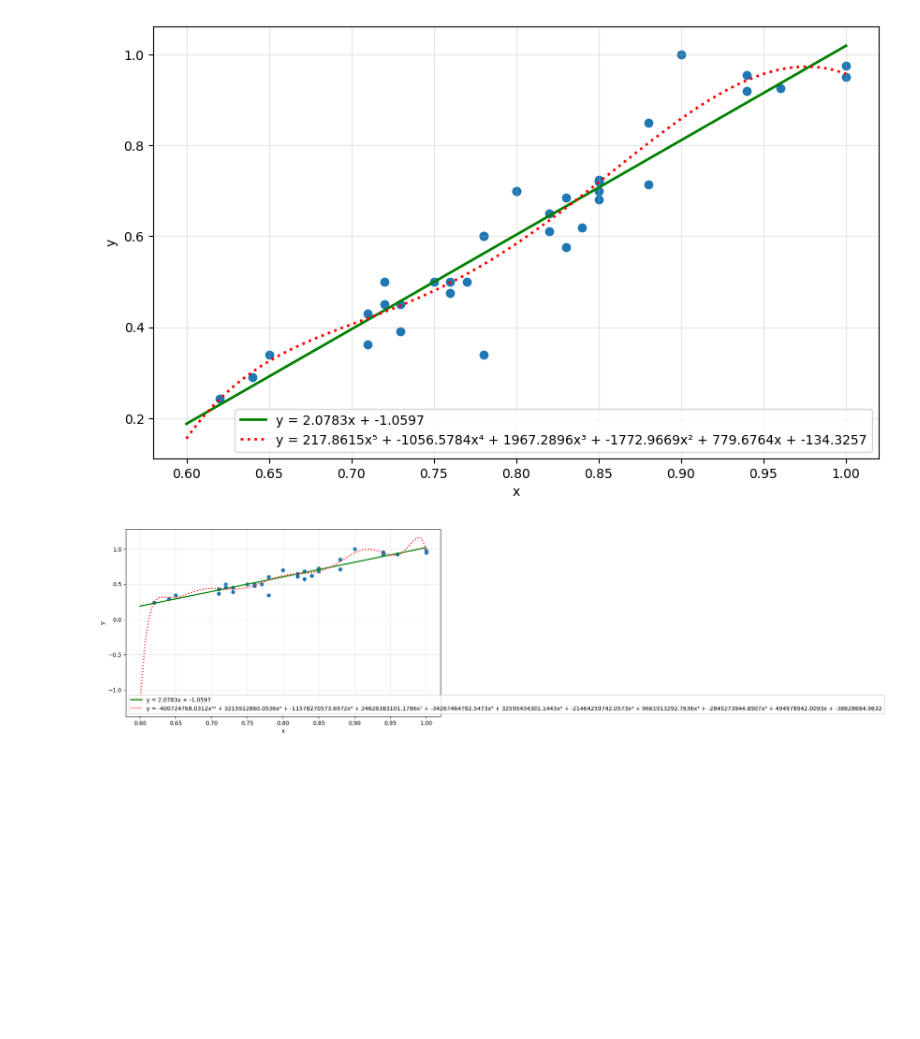
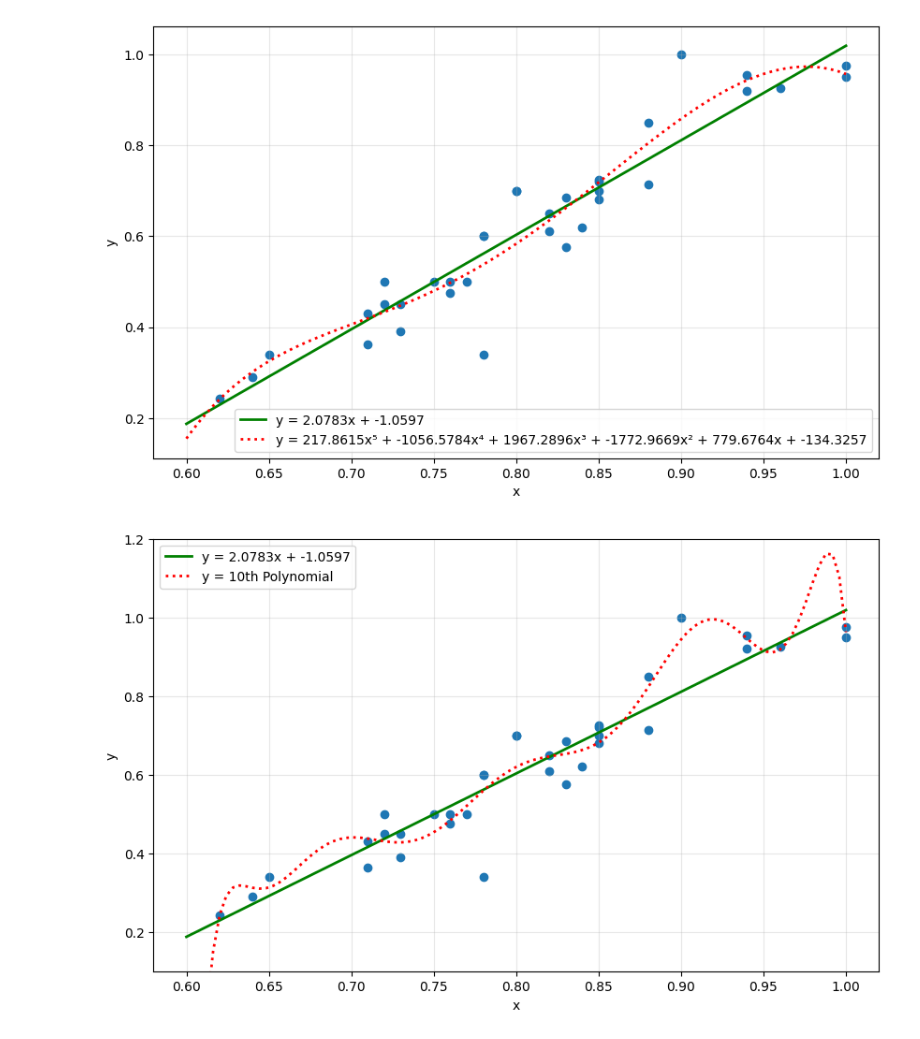
Before and after one commit to aaronsleepy/hg-mldl2, a Jupyter notebook: 001-regression-basic/001-02.ipynb, the cells around one changed output. Drawn from its saved outputs; the diff is of its cells as text; code cells hidden in the pictures; blank space fills up the shorter version.

```diff
--- a/001-regression-basic/001-02.ipynb
+++ b/001-regression-basic/001-02.ipynb
@@ -293,32 +293,34 @@ coef = [lr.coef_[0]]
 intercept = [lr.intercept_]
 
 
 X_poly = np.column_stack((x, x_pow_2, x_pow_3, x_pow_4, x_pow_5, x_pow_6, x_pow_7, x_pow_8, x_pow_9, x_pow_10))
 lr = LinearRegression()
 
 lr2.fit(X_poly, y)
 
 
 # x 범위 설정 (데이터 범위에 맞춰서)
 x_line = np.linspace(0.6, 1.0, 100)  # 0.6부터 1.0까지 100개 점
 
 y_line = [
     coef[0] * x_line + intercept[0],
 ]
 
 # 2차 다항 회귀선 추가
 y_line_poly = lr2.coef_[9] * x_line**10 + lr2.coef_[8] * x_line**9 + lr2.coef_[7] * x_line**8 + lr2.coef_[6] * x_line**7 + lr2.coef_[5] * x_line**6 + lr2.coef_[4] * x_line**5 + lr2.coef_[3] * x_line**4 + lr2.coef_[2] * x_line**3 + lr2.coef_[1] * x_line**2 + lr2.coef_[0] * x_line + lr2.intercept_
 
 # 그래프 그리기
 plt.figure(figsize=(10, 6))
 plt.scatter(x, y)
 plt.plot(x_line, y_line[0], color='green', linewidth=2, label=f"y = {coef[0]:.4f}x + {intercept[0]:.4f}")
-plt.plot(x_line, y_line_poly, color='red', linewidth=2, label=f"y = {lr2.coef_[9]:.4f}x¹⁰ + {lr2.coef_[8]:.4f}x⁹ + {lr2.coef_[7]:.4f}x⁸ + {lr2.coef_[6]:.4f}x⁷ + {lr2.coef_[5]:.4f}x⁶ + {lr2.coef_[4]:.4f}x⁵ + {lr2.coef_[3]:.4f}x⁴ + {lr2.coef_[2]:.4f}x³ + {lr2.coef_[1]:.4f}x² + {lr2.coef_[0]:.4f}x + {lr2.intercept_:.4f}", linestyle=':')
+plt.plot(x_line, y_line_poly, color='red', linewidth=2, label=f"y = 10th Polynomial", linestyle=':')
 
 plt.xlabel('x')
 plt.ylabel('y')
+plt.ylim(0.1, 1.2)
+
 plt.legend()
 plt.grid(True, alpha=0.3)
 plt.show()
 # %% [output]
-[figure, old version]
+[figure, new version]
```
